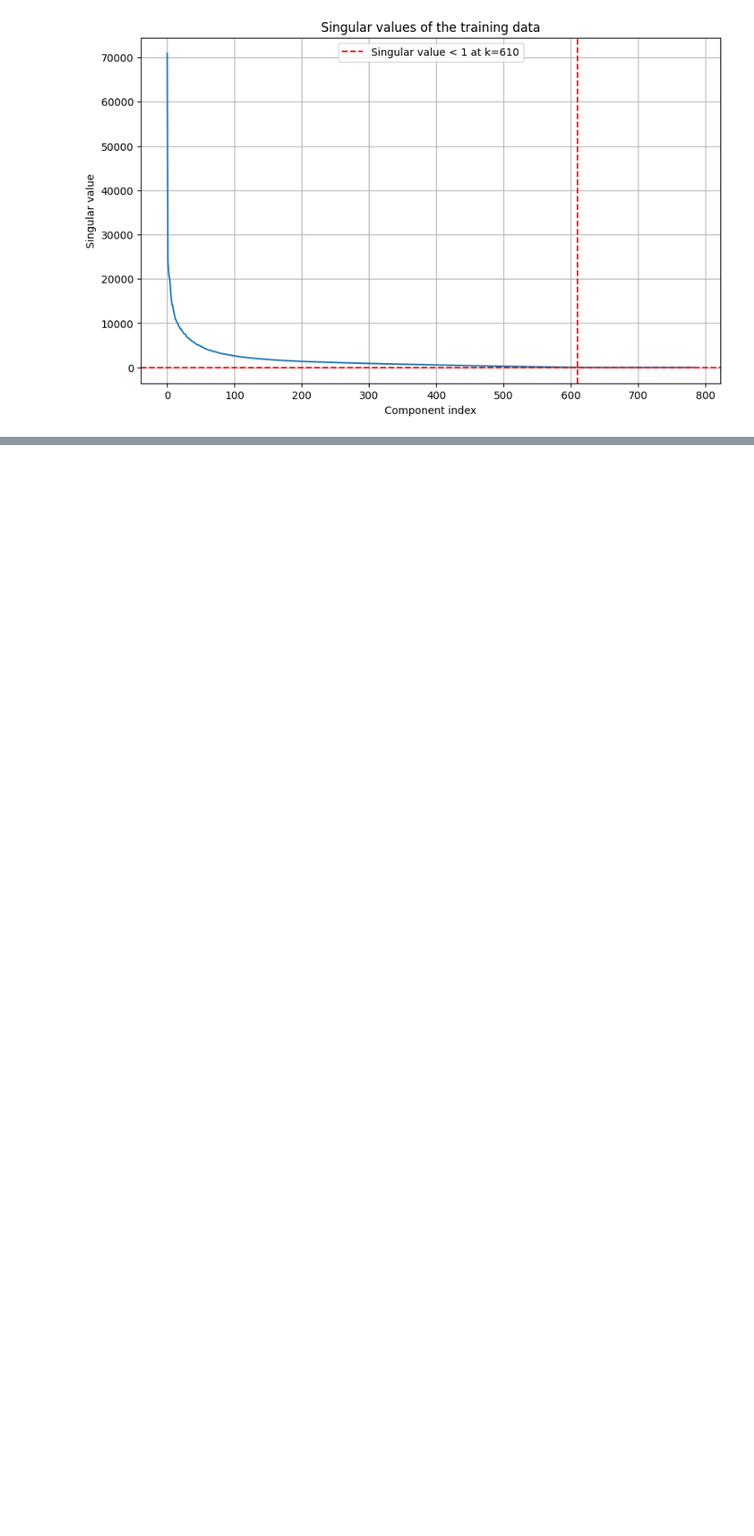
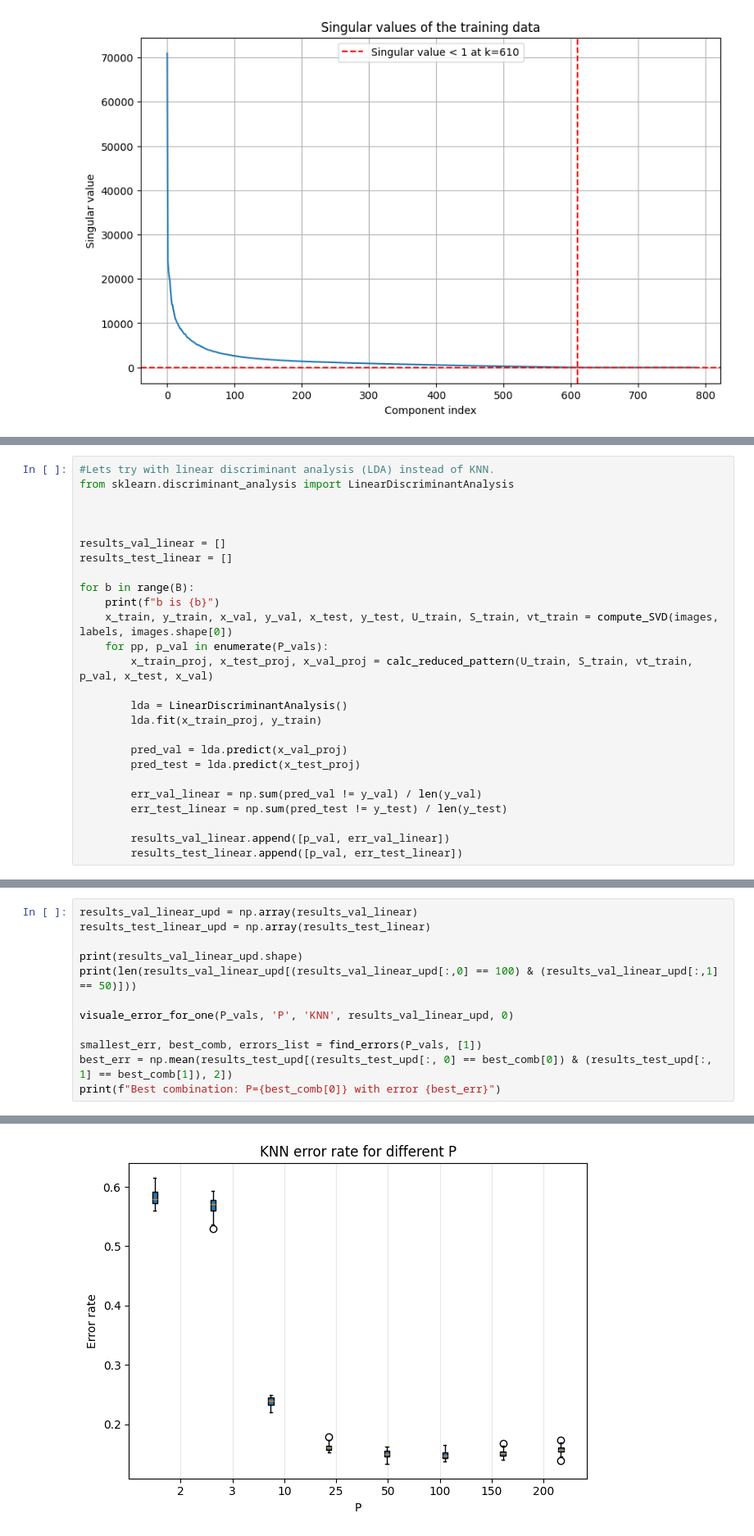
Before and after one commit to CleosCleopatra/Big_data_1, a Jupyter notebook: project1Py.ipynb, the cells around one changed output, grey strips where cells are left out. Shown at 82% size. Saved outputs shown, nothing was run; the diff lists cells and outputs as text; blank space fills up the shorter version.

```diff
--- a/project1Py.ipynb
+++ b/project1Py.ipynb
@@ -421,0 +490,26 @@ b is 24
+# %%
+#Lets try with linear discriminant analysis (LDA) instead of KNN.
+from sklearn.discriminant_analysis import LinearDiscriminantAnalysis
+
+
+
+results_val_linear = []
+results_test_linear = []
+
+for b in range(B):
+    print(f"b is {b}")
+    x_train, y_train, x_val, y_val, x_test, y_test, U_train, S_train, vt_train = compute_SVD(images, labels, images.shape[0])
+    for pp, p_val in enumerate(P_vals):
+        x_train_proj, x_test_proj, x_val_proj = calc_reduced_pattern(U_train, S_train, vt_train, p_val, x_test, x_val)
+
+        lda = LinearDiscriminantAnalysis()
+        lda.fit(x_train_proj, y_train)
+
+        pred_val = lda.predict(x_val_proj)
+        pred_test = lda.predict(x_test_proj)
+
+        err_val_linear = np.sum(pred_val != y_val) / len(y_val)
+        err_test_linear = np.sum(pred_test != y_test) / len(y_test)
+
+        results_val_linear.append([p_val, err_val_linear])
+        results_test_linear.append([p_val, err_test_linear])
@@ -421,0 +534,13 @@ b is 24
+# %%
+results_val_linear_upd = np.array(results_val_linear)
+results_test_linear_upd = np.array(results_test_linear)
+
+print(results_val_linear_upd.shape)
+print(len(results_val_linear_upd[(results_val_linear_upd[:,0] == 100) & (results_val_linear_upd[:,1] == 50)]))
+
+visuale_error_for_one(P_vals, 'P', 'KNN', results_val_linear_upd, 0)
+
+smallest_err, best_comb, errors_list = find_errors(P_vals, [1])
+best_err = np.mean(results_test_upd[(results_test_upd[:, 0] == best_comb[0]) & (results_test_upd[:, 1] == best_comb[1]), 2])
+print(f"Best combination: P={best_comb[0]} with error {best_err}")
+# %% [output]
@@ -421,0 +549 @@ b is 24
+[figure, added]
```
Also changed, not shown: parts of 10 cells of this notebook.
